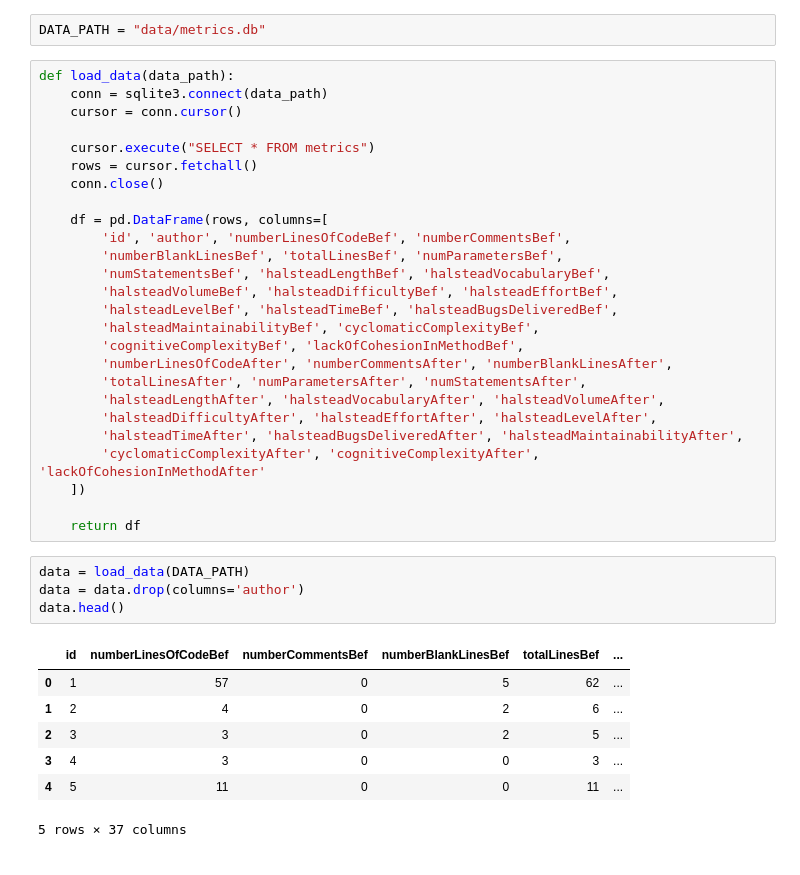
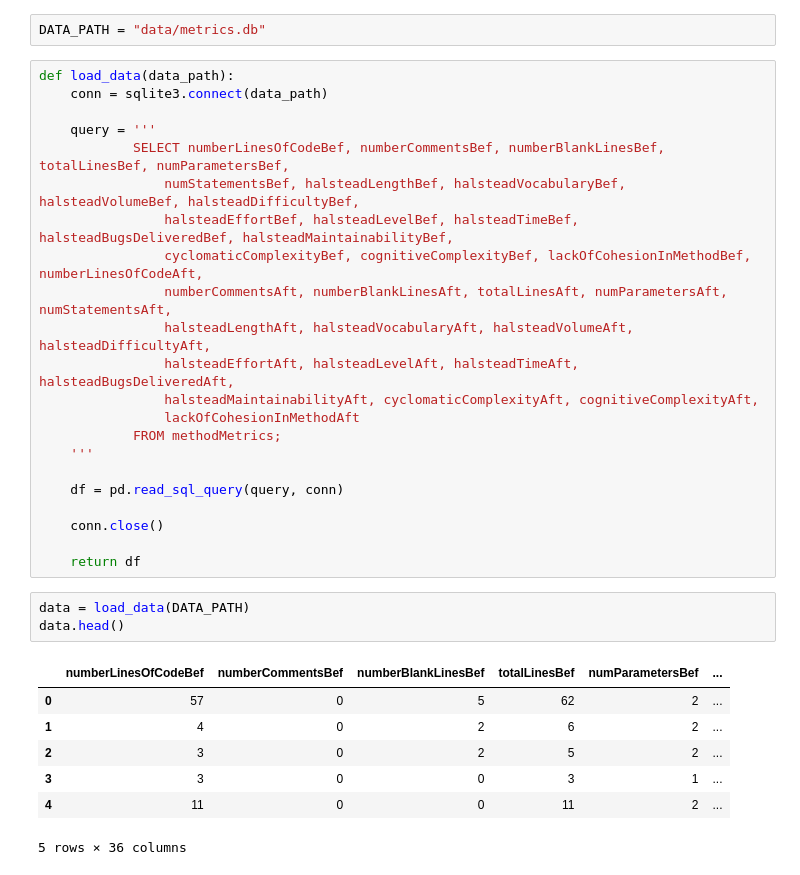
Before and after one commit to diogof19/DISS, a Jupyter notebook: Classification Model/Data Analysis.ipynb, the cells around one changed output. Cells and saved outputs as stored; diff of their text form.

Commit message:
Data analysis

```diff
--- a/Classification Model/Data Analysis.ipynb
+++ b/Classification Model/Data Analysis.ipynb
@@ -15,44 +15,39 @@ from sklearn.metrics import make_scorer, fbeta_score
 from joblib import dump, load
 # %%
 DATA_PATH = "data/metrics.db"
-# %%
-def load_data(data_path):
-    conn = sqlite3.connect(data_path)
-    cursor = conn.cursor()
-
-    cursor.execute("SELECT * FROM metrics")
-    rows = cursor.fetchall()
-    conn.close()
-
-    df = pd.DataFrame(rows, columns=[
-        'id', 'author', 'numberLinesOfCodeBef', 'numberCommentsBef',
-        'numberBlankLinesBef', 'totalLinesBef', 'numParametersBef',
-        'numStatementsBef', 'halsteadLengthBef', 'halsteadVocabularyBef',
-        'halsteadVolumeBef', 'halsteadDifficultyBef', 'halsteadEffortBef',
-        'halsteadLevelBef', 'halsteadTimeBef', 'halsteadBugsDeliveredBef',
-        'halsteadMaintainabilityBef', 'cyclomaticComplexityBef',
-        'cognitiveComplexityBef', 'lackOfCohesionInMethodBef',
-        'numberLinesOfCodeAfter', 'numberCommentsAfter', 'numberBlankLinesAfter',
-        'totalLinesAfter', 'numParametersAfter', 'numStatementsAfter',
-        'halsteadLengthAfter', 'halsteadVocabularyAfter', 'halsteadVolumeAfter',
-        'halsteadDifficultyAfter', 'halsteadEffortAfter', 'halsteadLevelAfter',
-        'halsteadTimeAfter', 'halsteadBugsDeliveredAfter', 'halsteadMaintainabilityAfter',
-        'cyclomaticComplexityAfter', 'cognitiveComplexityAfter', 'lackOfCohesionInMethodAfter'
-    ])
-
-    return df
+# %%
+def load_data(data_path):
+    conn = sqlite3.connect(data_path)
+
+    query = '''
+            SELECT numberLinesOfCodeBef, numberCommentsBef, numberBlankLinesBef, totalLinesBef, numParametersBef,
+                numStatementsBef, halsteadLengthBef, halsteadVocabularyBef, halsteadVolumeBef, halsteadDifficultyBef,
+                halsteadEffortBef, halsteadLevelBef, halsteadTimeBef, halsteadBugsDeliveredBef, halsteadMaintainabilityBef,
+                cyclomaticComplexityBef, cognitiveComplexityBef, lackOfCohesionInMethodBef, numberLinesOfCodeAft,
+                numberCommentsAft, numberBlankLinesAft, totalLinesAft, numParametersAft, numStatementsAft,
+                halsteadLengthAft, halsteadVocabularyAft, halsteadVolumeAft, halsteadDifficultyAft,
+                halsteadEffortAft, halsteadLevelAft, halsteadTimeAft, halsteadBugsDeliveredAft,
+                halsteadMaintainabilityAft, cyclomaticComplexityAft, cognitiveComplexityAft,
+                lackOfCohesionInMethodAft
+            FROM methodMetrics;
+    '''
+
+    df = pd.read_sql_query(query, conn)
+
+    conn.close()
+
+    return df
 # %%
 data = load_data(DATA_PATH)
-data = data.drop(columns='author')
 data.head()
 # %% [output]
-|  | id | numberLinesOfCodeBef | numberCommentsBef | numberBlankLinesBef | totalLinesBef | ... |
-| 0 | 1 | 57 | 0 | 5 | 62 | ... |
-| 1 | 2 | 4 | 0 | 2 | 6 | ... |
-| 2 | 3 | 3 | 0 | 2 | 5 | ... |
-| 3 | 4 | 3 | 0 | 0 | 3 | ... |
-| 4 | 5 | 11 | 0 | 0 | 11 | ... |
+|  | numberLinesOfCodeBef | numberCommentsBef | numberBlankLinesBef | totalLinesBef | numParametersBef | ... |
+| 0 | 57 | 0 | 5 | 62 | 2 | ... |
+| 1 | 4 | 0 | 2 | 6 | 2 | ... |
+| 2 | 3 | 0 | 2 | 5 | 2 | ... |
+| 3 | 3 | 0 | 0 | 3 | 1 | ... |
+| 4 | 11 | 0 | 0 | 11 | 2 | ... |
-5 rows × 37 columns
+5 rows × 36 columns
 # %%
 df = data.head()
 
```
Also changed, not shown: parts of 29 cells of this notebook, 21 other files.
